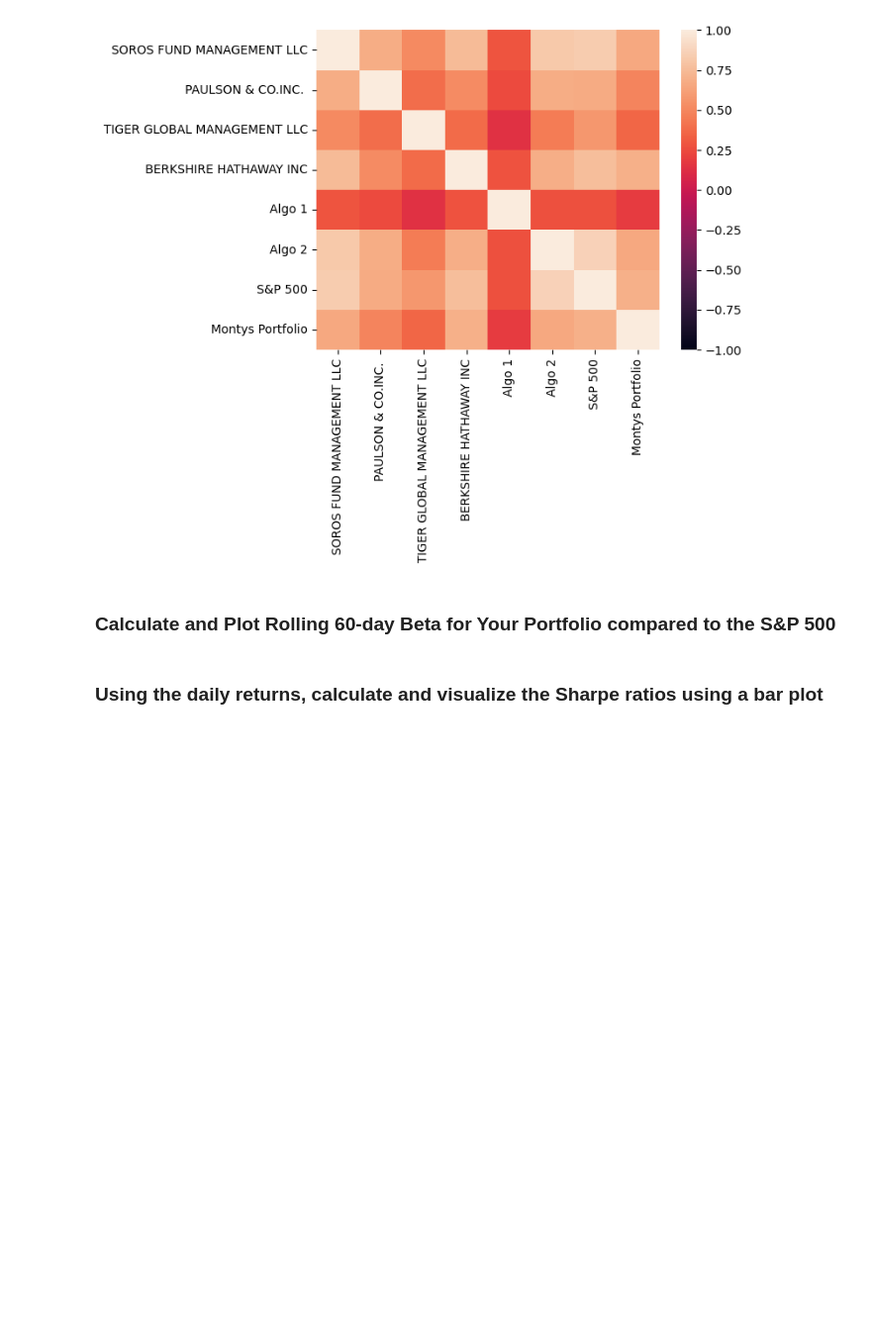
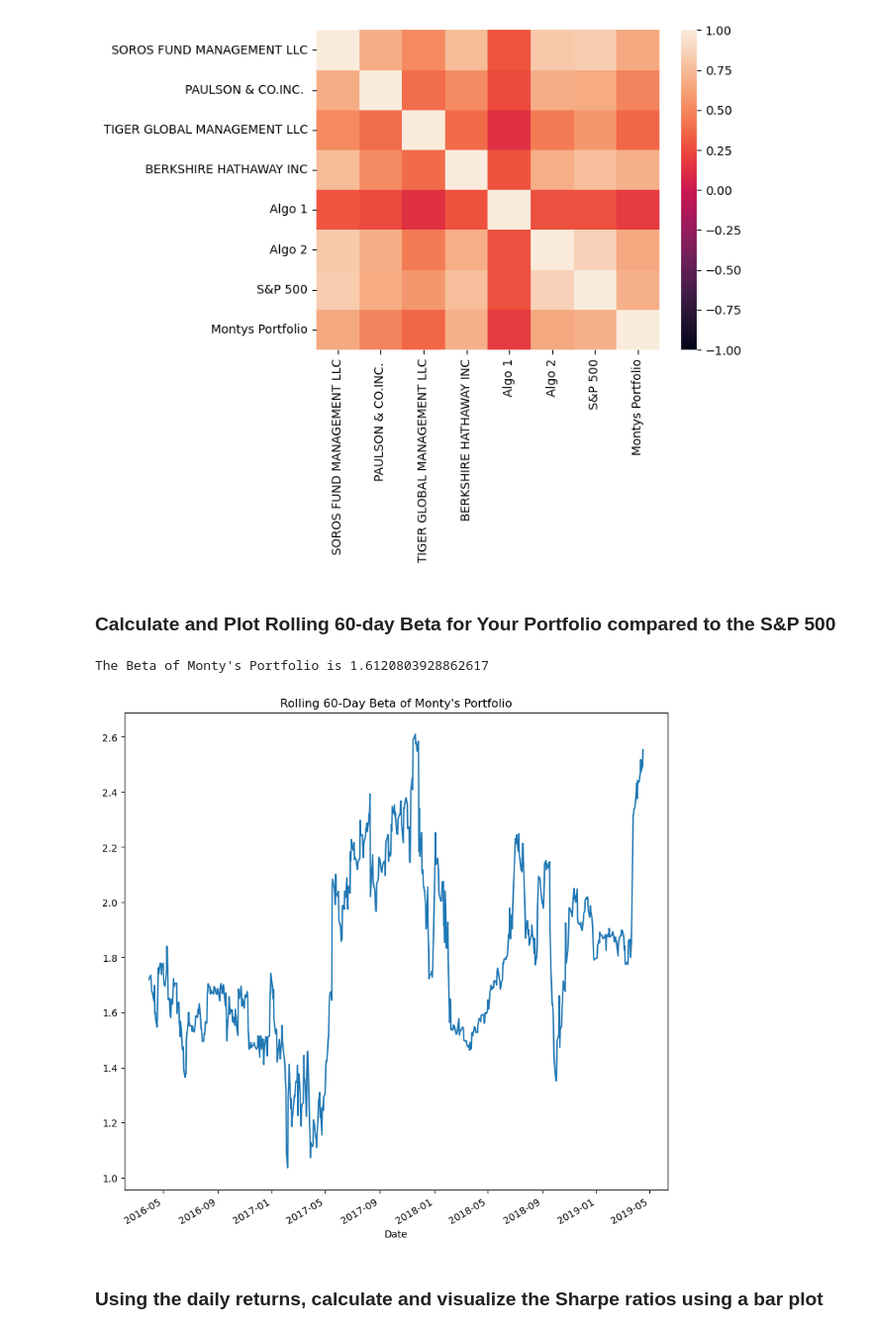
Before and after one commit to MontgomeryG/python-homework, a Jupyter notebook: Starter_Code 2/whale_analysis.ipynb, the cells around one changed output. Shown at 99% size. Saved outputs shown, nothing was run; the diff lists cells and outputs as text; code cells hidden in the pictures; blank space fills up the shorter version.

```diff
--- a/Starter_Code 2/whale_analysis.ipynb
+++ b/Starter_Code 2/whale_analysis.ipynb
@@ -961,2 +985,23 @@ sns.heatmap(mega_correlation, vmin=-1, vmax=1)
+# %%
+# Calculate and plot Beta
+
+monty_sp500_cov = mega_portfolio['Montys Portfolio'].cov(mega_portfolio['S&P 500'])
+
+# Computing beta
+monty_beta = monty_sp500_cov / sp500_var
+
+print(f"The Beta of Monty's Portfolio is {monty_beta}")
+
+# Plot beta trend
+
+monty_rolling_cov = mega_portfolio['Montys Portfolio'].rolling(window=60).cov(mega_portfolio['S&P 500'])
+
+sp500_rolling60_var = mega_portfolio['S&P 500'].rolling(window=60).var()
+
+monty_rolling_beta = monty_rolling_cov / sp500_rolling60_var
+monty_rolling_beta.plot(figsize = (10, 10), title='Rolling 60-Day Beta of Monty\'s Portfolio');
+# %% [output]
+The Beta of Monty's Portfolio is 1.6120803928862617
+[figure, added]
 # %% [markdown]
 ### Using the daily returns, calculate and visualize the Sharpe ratios using a bar plot
```
Also changed, not shown: parts of 11 cells of this notebook.
